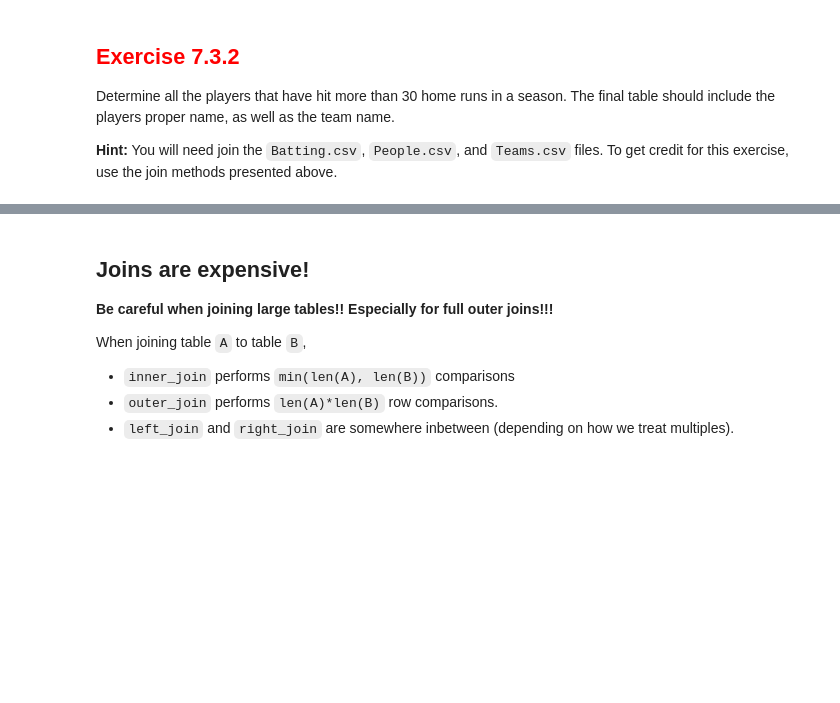
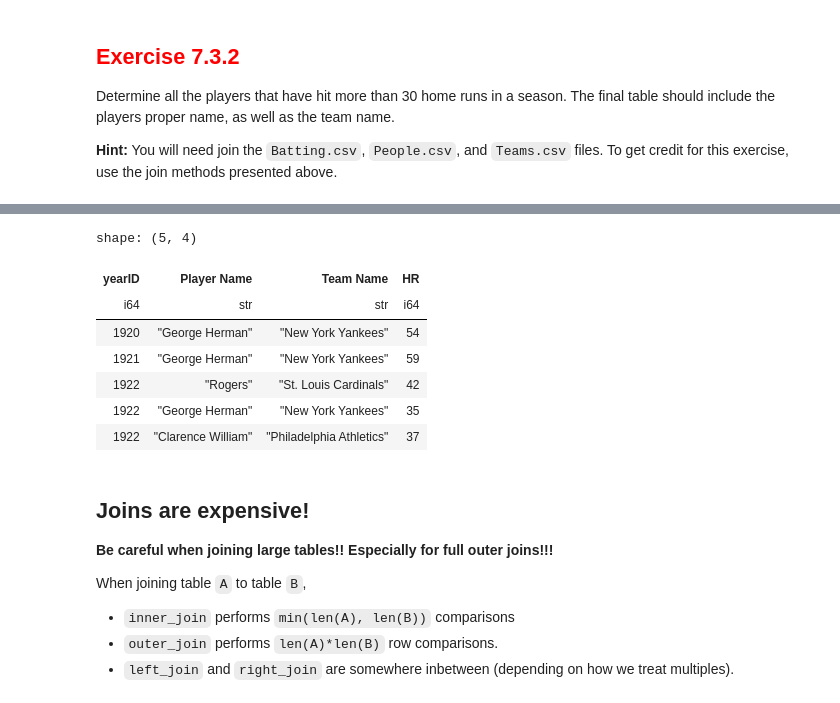
Before and after one commit to wmackedanz/dsci_325_module_7_more_data_management_in_python, a Jupyter notebook: Will - 7_3_joining_tables_in_polars.ipynb, the cells around one changed output, grey strips where cells are left out. Drawn from its saved outputs; the diff is of its cells as text; code cells hidden in the pictures; blank space fills up the shorter version.

```diff
--- a/7_3_joining_tables_in_polars.ipynb
+++ b/Will - 7_3_joining_tables_in_polars.ipynb
@@ -419,3 +439,5 @@ Determine all the players that have hit more than 30 home runs in a season.  The
 **Hint:** You will need join the `Batting.csv`, `People.csv`, and `Teams.csv` files.  To get credit for this exercise, use the join methods presented above.
 # %%
 # Your code here
+Batting = pl.read_csv('./sample_data/baseball/core/Batting.csv')
+Batting.head()
@@ -421,0 +453,5 @@ Determine all the players that have hit more than 30 home runs in a season.  The
+# %%
+People = pl.read_csv('./sample_data/baseball/core/People.csv')
+People_short = (People
+                 .select(['playerID','nameGiven']))
+People_short.head()
@@ -421,0 +467,6 @@ Determine all the players that have hit more than 30 home runs in a season.  The
+# %%
+Teams = pl.read_csv('./sample_data/baseball/core/Teams.csv')
+#Teams.head()
+Teams_Short = (Teams
+              .select(['yearID','teamID','name']))
+Teams_Short.head()
@@ -422,3 +482,22 @@ Determine all the players that have hit more than 30 home runs in a season.  The
+# %%
+Home_run_hitters = (Batting
+                    .select(['teamID','playerID','yearID','HR'])
+                   .filter(pl.col('HR')>=30)
+                   .join(People_short, on='playerID', how='left')
+                    .join(Teams_Short, on=['yearID','teamID'], how='left')
+                    .select(['yearID','nameGiven','name','HR'])
+                   .rename({'nameGiven':'Player Name'})
+                   .rename({'name':'Team Name'}))
+Home_run_hitters.head()
+# %% [output]
+shape: (5, 4)
+| yearID | Player Name | Team Name | HR |
+| i64 | str | str | i64 |
+| 1920 | "George Herman" | "New York Yankees" | 54 |
+| 1921 | "George Herman" | "New York Yankees" | 59 |
+| 1922 | "Rogers" | "St. Louis Cardinals" | 42 |
+| 1922 | "George Herman" | "New York Yankees" | 35 |
+| 1922 | "Clarence William" | "Philadelphia Athletics" | 37 |
 # %% [markdown]
 ## Joins are expensive!
 
```
Also changed, not shown: parts of 5 cells of this notebook.
